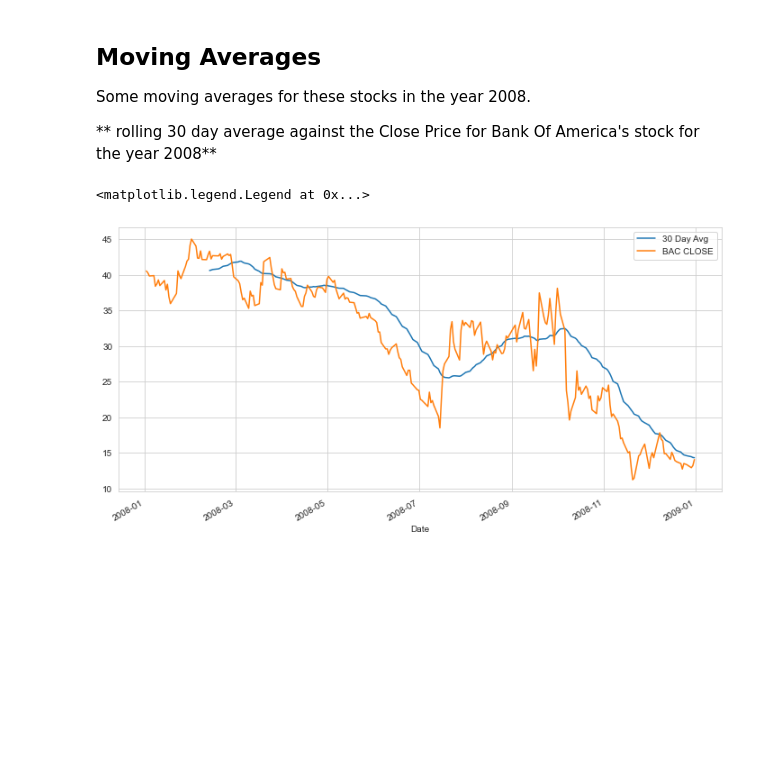
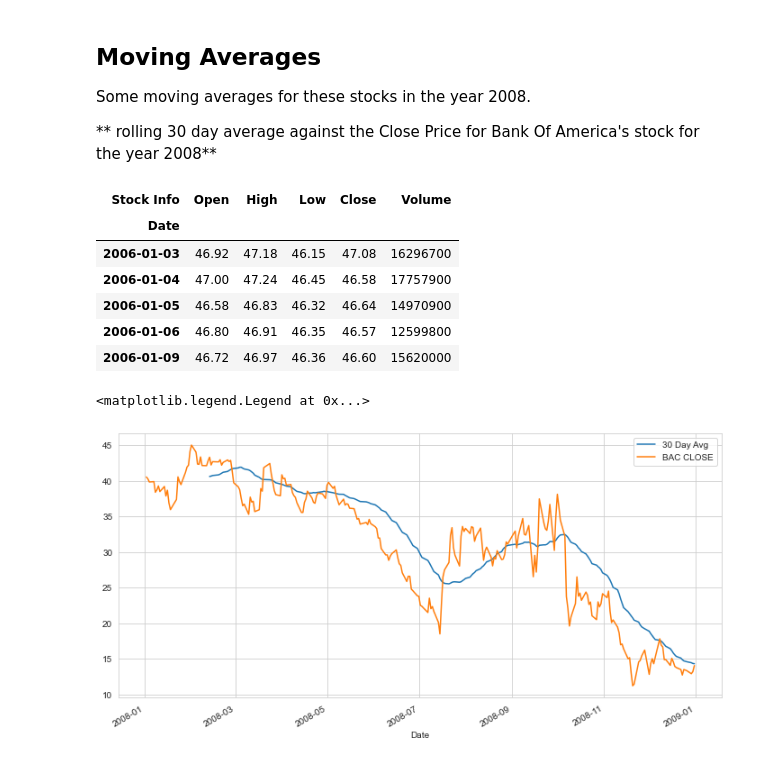
Before and after one commit to josephramon/Python-DA-Portfolio, a Jupyter notebook: Bank_Stocks_2006_2016.ipynb, the cells around one changed output. Cells and saved outputs as stored; diff of their text form; code cells hidden in the pictures; blank space fills up the shorter version.

```diff
--- a/Bank_Stocks_2006_2016.ipynb
+++ b/Bank_Stocks_2006_2016.ipynb
@@ -327,6 +329,17 @@ bank_stocks.xs(key='Close',axis=1,level='Stock Info').iplot()
 Some moving averages for these stocks in the year 2008.
 
 ** rolling 30 day average against the Close Price for Bank Of America's stock for the year 2008**
+# %%
+BAC=bank_stocks['BAC']
+BAC.head()
+# %% [output]
+| Stock Info | Open | High | Low | Close | Volume |
+| Date |  |  |  |  |  |
+| 2006-01-03 | 46.92 | 47.18 | 46.15 | 47.08 | 16296700 |
+| 2006-01-04 | 47.00 | 47.24 | 46.45 | 46.58 | 17757900 |
+| 2006-01-05 | 46.58 | 46.83 | 46.32 | 46.64 | 14970900 |
+| 2006-01-06 | 46.80 | 46.91 | 46.35 | 46.57 | 12599800 |
+| 2006-01-09 | 46.72 | 46.97 | 46.36 | 46.60 | 15620000 |
 # %%
 plt.figure(figsize=(12,6))
 BAC['Close'].loc[returns.index.year == 2008].rolling(window=30).mean().plot\
```
Also changed, not shown: parts of 6 cells of this notebook, 1 other file.
